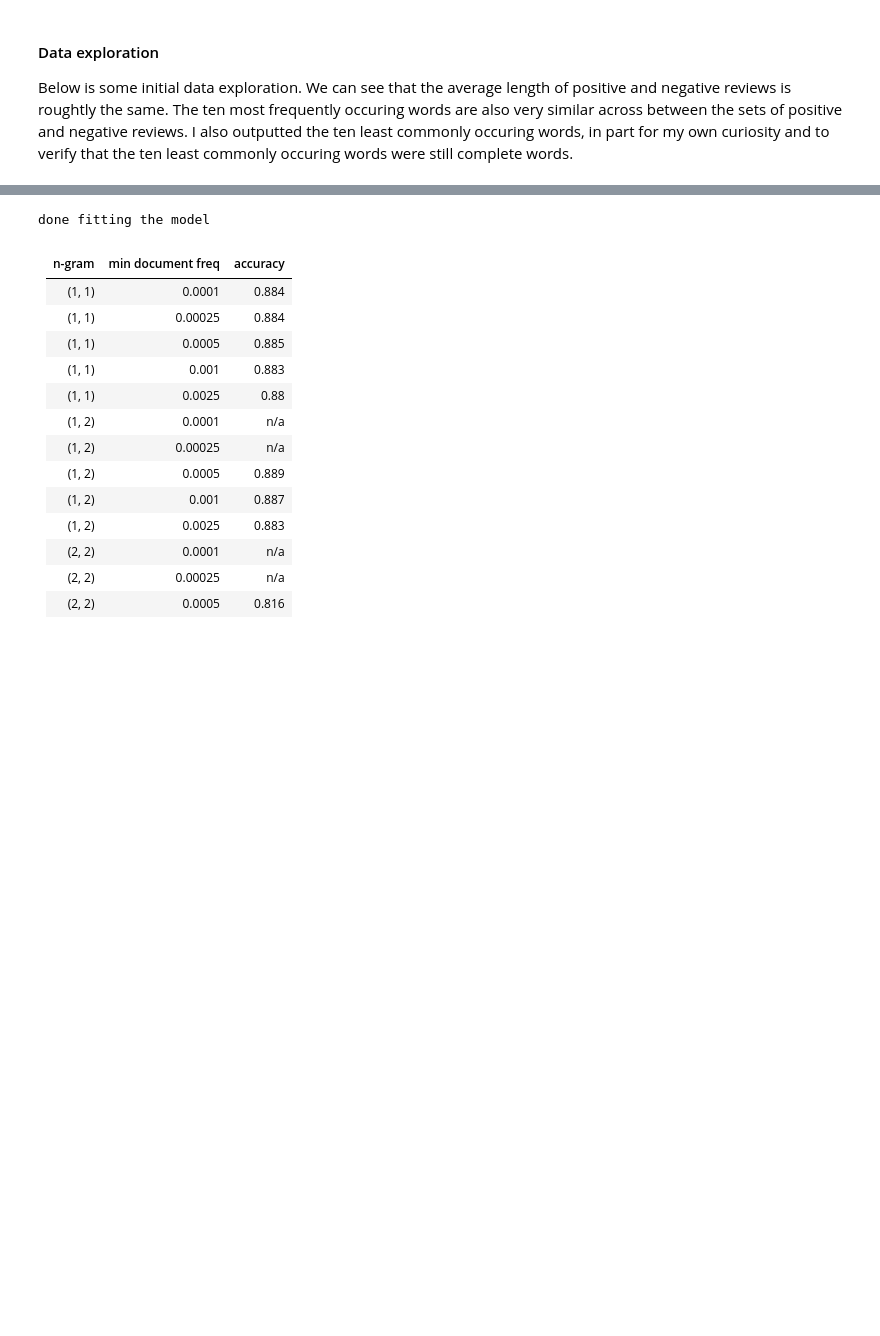
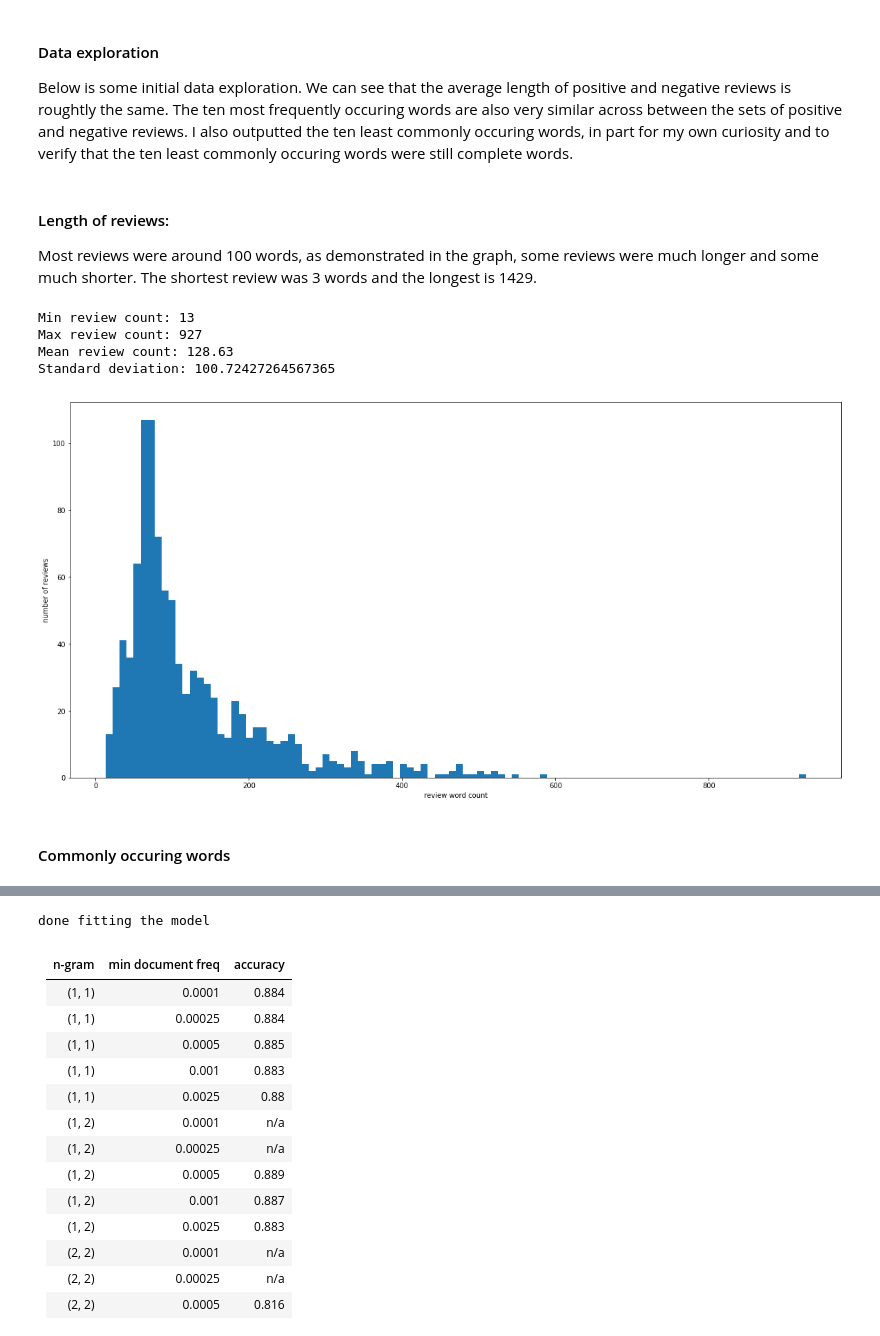
Before and after one commit to ckeisato/ML310B_nlp, a Jupyter notebook: index.ipynb, the cells around one changed output, grey strips where cells are left out. Saved outputs shown, nothing was run; the diff lists cells and outputs as text; code cells hidden in the pictures; blank space fills up the shorter version.

```diff
--- a/index.ipynb
+++ b/index.ipynb
@@ -83,7 +83,7 @@ contractions_keys = contractions.keys()
 
 # takes tokenized text, returns tokenized text
 def expand_contractions(text):
-    return list(map(lambda word: contractions[word] if word in contractions_keys else word, split_sentence))
+    return list(map(lambda word: contractions[word] if word in contractions_keys else word, text))
 # %% [markdown]
 #### Remove symbols and punctuation
 Original text:
@@ -123,7 +123,7 @@ from nltk.tokenize import word_tokenize
 stop_words = set(stopwords.words('english'))
 
 def remove_stop_words(text):
-    filtered_sentence = [w for w in token_word if not w in stop_words]
+    filtered_sentence = [w for w in text if not w in stop_words]
     return filtered_sentence
 # %% [markdown]
 #### Text Lemmatization
@@ -145,8 +145,8 @@ def text_lemmatization(text):
     text = list(map(lambda word: wordnet_lemmatizer.lemmatize(word), text))
     return text
 
-text = "women cats pony"
+# text = "women cats pony"
 
-# print(text.split())
-text = word_tokenize(text)
-print(text_lemmatization(text))
+# # print(text.split())
+# text = word_tokenize(text)
+# print(text_lemmatization(text))
@@ -261,6 +230,32 @@ done processing data
 # %% [markdown]
 #### Data exploration
 Below is some initial data exploration.  We can see that the average length of positive and negative reviews is roughtly the same.  The ten most frequently occuring words are also very similar across between the sets of positive and negative reviews.  I also outputted the ten least commonly occuring words, in part for my own curiosity and to verify that the ten least commonly occuring words were still complete words.
+# %% [markdown]
+#### Length of reviews:
+Most reviews were around 100 words, as demonstrated in the graph, some reviews were much longer and some much shorter.  The shortest review was 3 words and the longest is 1429.
+# %%
+import matplotlib.pyplot as plt
+import numpy as np
+
+reviews_length = list(map(lambda review: len(review), test_data["review"]))
+
+plt.figure(figsize=(20, 10))
+plt.hist(reviews_length, bins=100)
+plt.xlabel('review word count')
+plt.ylabel('number of reviews')
+
+print("Min review count:", min(reviews_length))
+print("Max review count:", max(reviews_length))
+print("Mean review count:", np.mean(reviews_length))
+print("Standard deviation:", np.std(reviews_length))
+# %% [output]
+Min review count: 13
+Max review count: 927
+Mean review count: 128.63
+Standard deviation: 100.72427264567365
+[figure, added]
+# %% [markdown]
+#### Commonly occuring words
 # %%
 import numpy as np
 from collections import Counter
```
Also changed, not shown: parts of 8 cells of this notebook.
